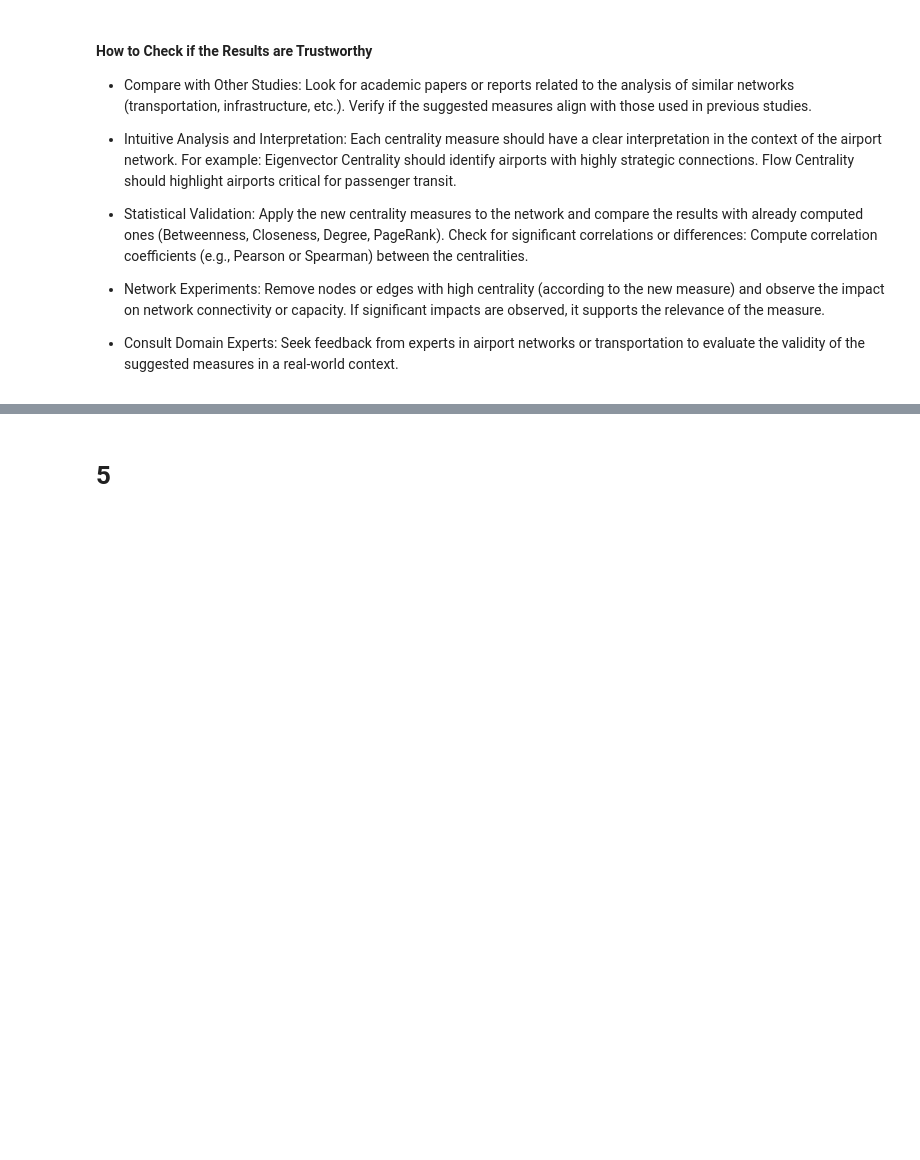
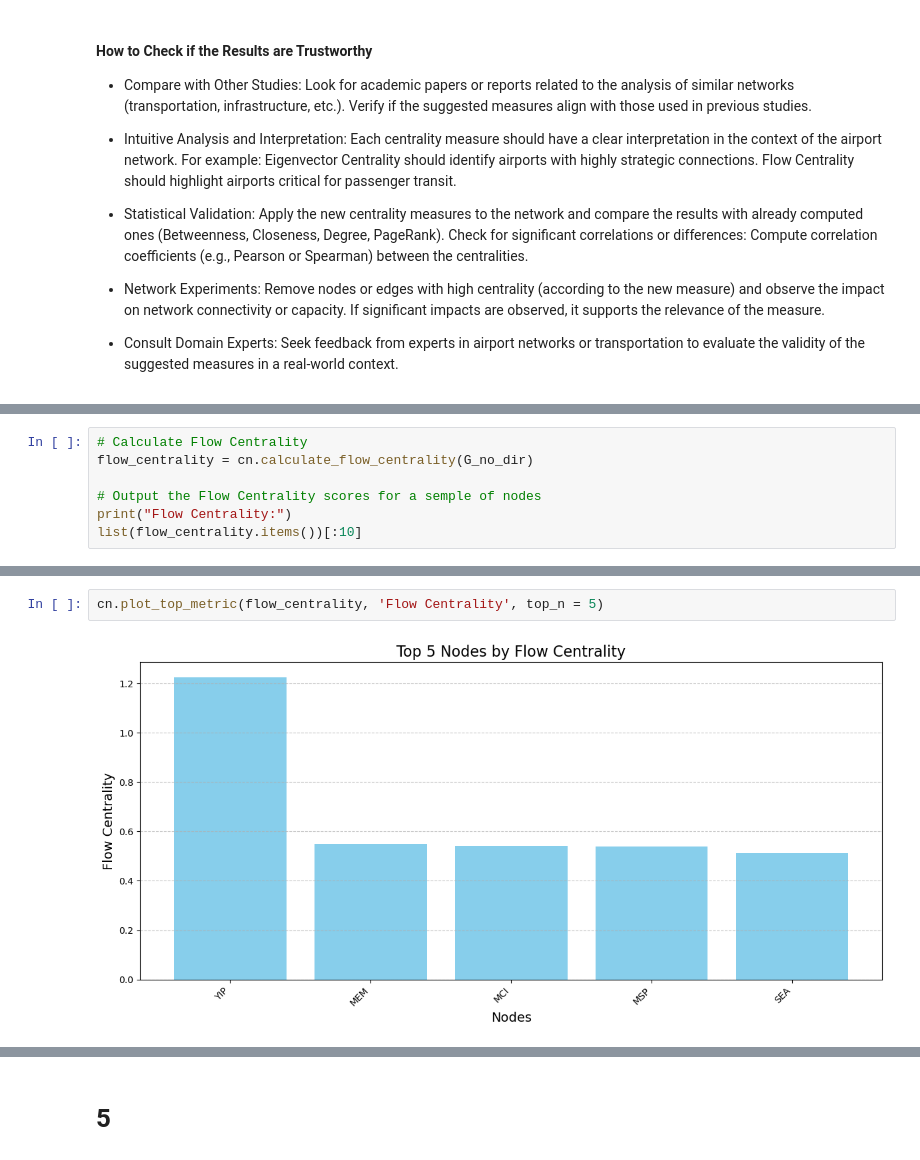
Before and after one commit to lebj995/ADM_HW5, a Jupyter notebook: main.ipynb, the cells around one changed output, grey strips where cells are left out. Drawn from its saved outputs; the diff is of its cells as text; blank space fills up the shorter version.

```diff
--- a/main.ipynb
+++ b/main.ipynb
@@ -520,0 +327,7 @@ NameError: name 'airport' is not defined
+# %%
+# Calculate Flow Centrality
+flow_centrality = cn.calculate_flow_centrality(G_no_dir)
+
+# Output the Flow Centrality scores for a semple of nodes
+print("Flow Centrality:")
+list(flow_centrality.items())[:10]
@@ -520,0 +346,4 @@ NameError: name 'airport' is not defined
+# %%
+cn.plot_top_metric(flow_centrality, 'Flow Centrality', top_n = 5)
+# %% [output]
+[figure, added]
```
Also changed, not shown: parts of 52 cells of this notebook, 3 other files.
